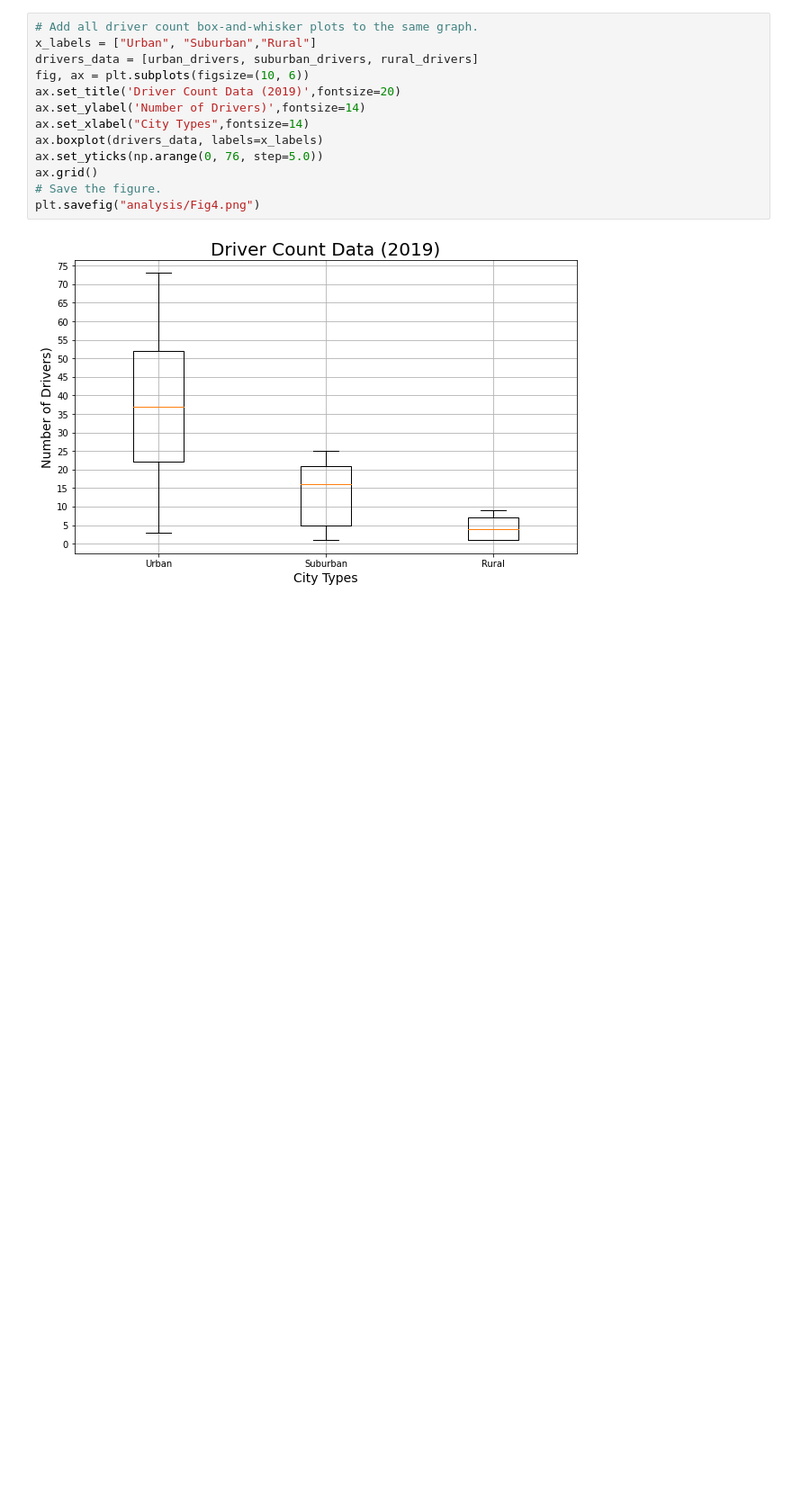
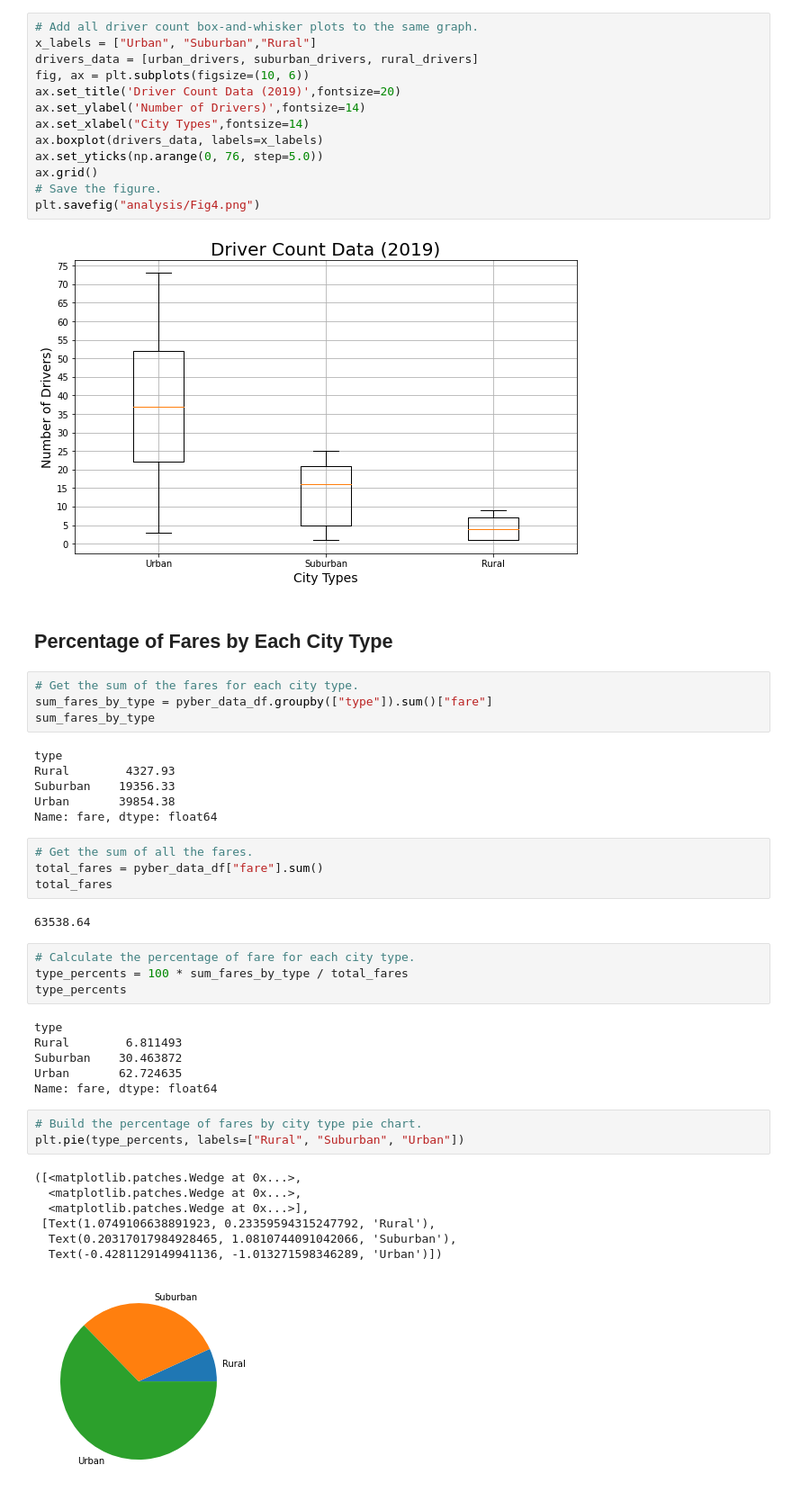
Before and after one commit to Fabalin/PyBer_Analysis, a Jupyter notebook: PyBer.ipynb, the cells around one changed output. Shown: that part at 90% size. Saved outputs shown, nothing was run; the diff lists cells and outputs as text; blank space fills up the shorter version.

Commit message:
Adding Pie Chart of fares total

```diff
--- a/PyBer.ipynb
+++ b/PyBer.ipynb
@@ -673,3 +677,42 @@ ax.grid()
 plt.savefig("analysis/Fig4.png")
 # %% [output]
 [figure]
+# %% [markdown]
+## Percentage of Fares by Each City Type
+# %%
+# Get the sum of the fares for each city type.
+sum_fares_by_type = pyber_data_df.groupby(["type"]).sum()["fare"]
+sum_fares_by_type
+# %% [output]
+type
+Rural        4327.93
+Suburban    19356.33
+Urban       39854.38
+Name: fare, dtype: float64
+# %%
+# Get the sum of all the fares.
+total_fares = pyber_data_df["fare"].sum()
+total_fares
+# %% [output]
+63538.64
+# %%
+# Calculate the percentage of fare for each city type.
+type_percents = 100 * sum_fares_by_type / total_fares
+type_percents
+# %% [output]
+type
+Rural        6.811493
+Suburban    30.463872
+Urban       62.724635
+Name: fare, dtype: float64
+# %%
+# Build the percentage of fares by city type pie chart.
+plt.pie(type_percents, labels=["Rural", "Suburban", "Urban"])
+# %% [output]
+([<matplotlib.patches.Wedge at 0x...>,
+  <matplotlib.patches.Wedge at 0x...>,
+  <matplotlib.patches.Wedge at 0x...>],
+ [Text(1.0749106638891923, 0.23359594315247792, 'Rural'),
+  Text(0.20317017984928465, 1.0810744091042066, 'Suburban'),
+  Text(-0.4281129149941136, -1.013271598346289, 'Urban')])
+[figure, added]
```
Also changed, not shown: parts of 6 cells of this notebook, 1 other file.
